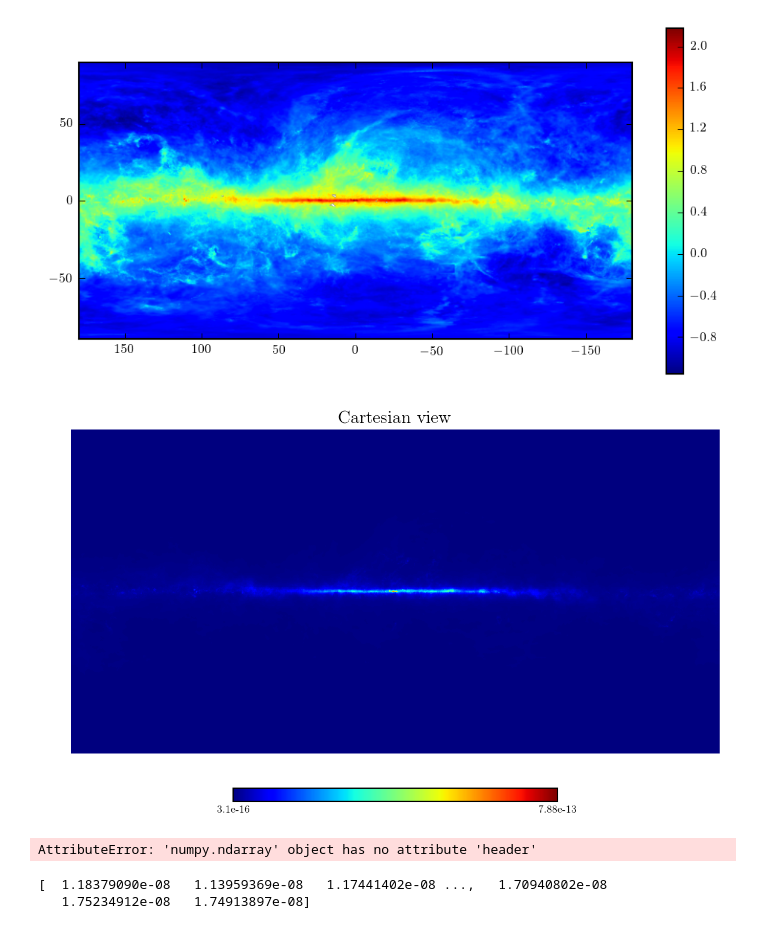
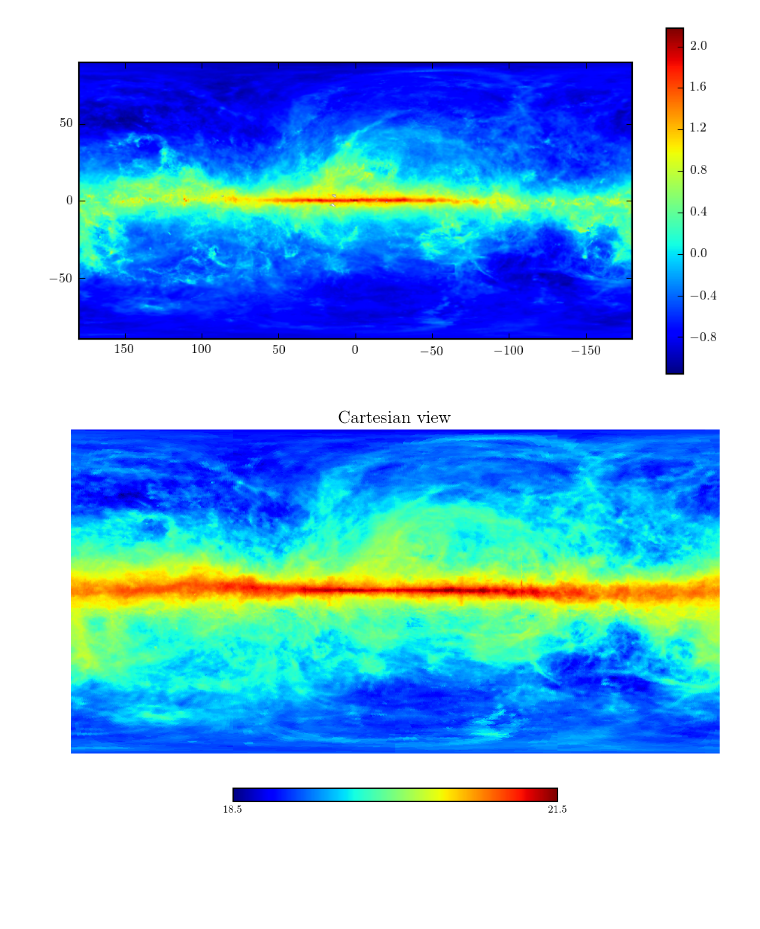
Before and after one commit to erccarls/GammaLike_dev, a Jupyter notebook: Healpix Compare .ipynb, the cells around one changed output. Drawn from its saved outputs; the diff is of its cells as text; code cells hidden in the pictures; blank space fills up the shorter version.

```diff
--- a/Healpix Compare .ipynb
+++ b/Healpix Compare .ipynb
@@ -99,36 +99,27 @@ def ReadFits(fname):
 #d1 = pyfits.open('/data/galprop2/output/bremss_healpix_54_base_no_secondary.gz')[1].data
 
 import healpy
-d1 = ReadFits('/data/galprop2/output/pi0_decay_healpix_54_NSPEB_H2_8500.gz')
-d2 = ReadFits('/data/galprop2/output/pi0_decay_healpix_54_base_single_H2.gz')
+#d1 = ReadFits('/data/galprop2/output/pi0_decay_healpix_54_NSPEB_single_H2.gz')
+d2 = ReadFits('/data/galprop2/output/pi0_decay_healpix_54_Pohl_HI_8500_test.gz')
 b=30
 m1,m2 = np.mean(d1[b]), np.mean(d2[b])
 # %%
 # print d1.shape
 #m = healpy.cartview(d1[b]/d2[b], latra=(-40,40), lonra=(-40,40), return_projected_map=True, xsize=1800)
-m = healpy.cartview(d1[b], return_projected_map=True, xsize=1800)
-#plt.clf()
-#plt.imshow(m,vmin=.6,vmax=1.4,cmap='bwr', origin='lower')
-#plt.colorbar()
+m = healpy.cartview(np.log10(d2[b]), return_projected_map=True, xsize=1800)
+# plt.clf()
+# plt.imshow(np.log(m), origin='lower')
+# plt.colorbar()
 
 # m = healpy.cartview(np.log10(d1[b]), latra=(-90,90), lonra=(-180,180), return_projected_map=True,xsize=1280)
 # plt.clf()
 # plt.imshow(m,cmap='gist_heat', origin='lower',vmin=-9., vmax=-6.5)
 # plt.show()
 
 # m = healpy.cartview(np.log10(d2[b]), latra=(-90,90), lonra=(-180,180), return_projected_map=True,xsize=1280)
 # plt.clf()
 # plt.imshow(m,cmap='gist_heat', origin='lower',vmin=-9., vmax=-6.5)
 # #plt.colorbar()
 # plt.show()
 # %% [output]
-[figure, old version]
+[figure, new version]
-# %%
-print d1.header.cards
-# %% [output]
-AttributeError: 'numpy.ndarray' object has no attribute 'header'
-# %%
-pyfits.open('/data/galprop2/FITS/')
-# %% [output]
-[  1.18379090e-08   1.13959369e-08   1.17441402e-08 ...,   1.70940802e-08
-   1.75234912e-08   1.74913897e-08]
```
Also changed, not shown: parts of 5 cells of this notebook, 18 other files.
